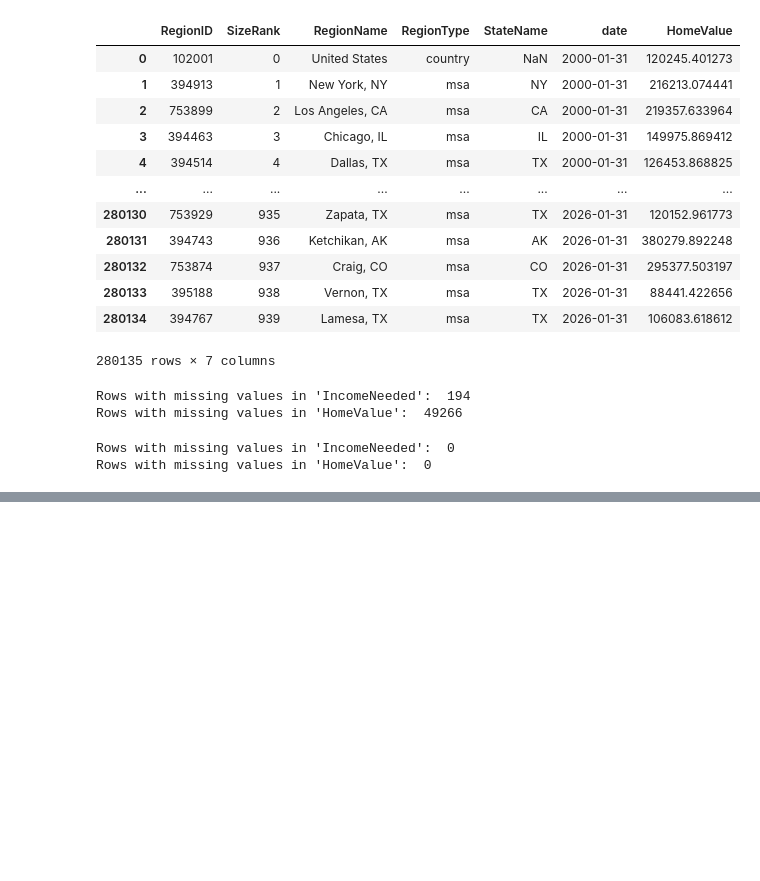
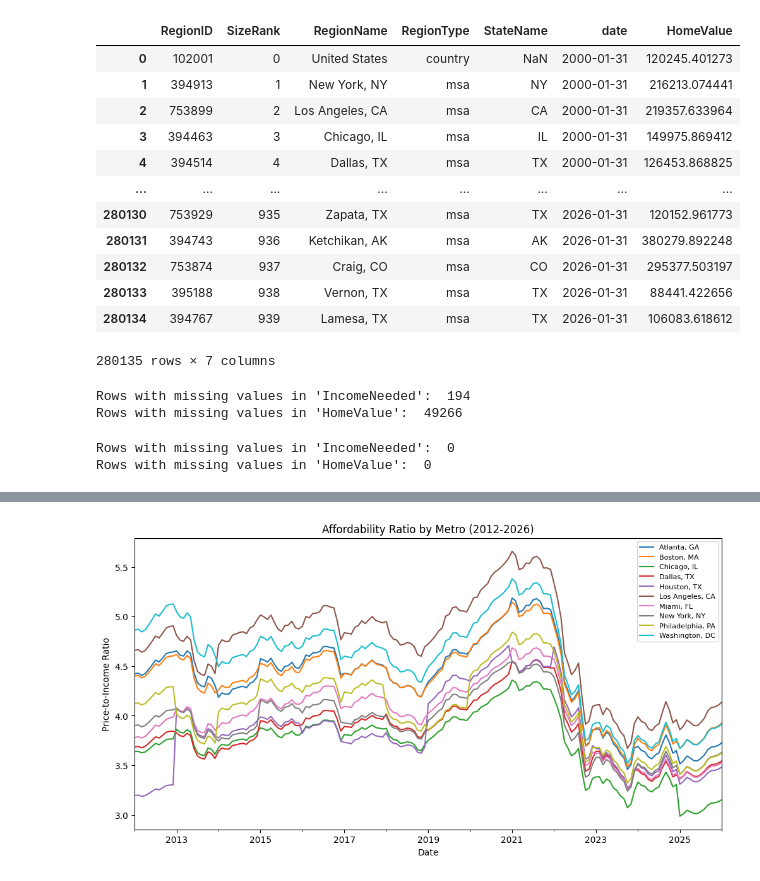
Before and after one commit to jkolo1/STA141B-Final-Project-Group-15, a Jupyter notebook: Housing Project.ipynb, the cells around one changed output, grey strips where cells are left out. Saved outputs shown, nothing was run; the diff lists cells and outputs as text; code cells hidden in the pictures; blank space fills up the shorter version.

```diff
--- a/Housing Project.ipynb
+++ b/Housing Project.ipynb
@@ -106,0 +152,10 @@ merged.head()
+# %%
+# How has the affordability changed over time for major metro areas
+house10.pivot(index="date", columns="RegionName", values="PriceToIncomeRatio").plot(figsize=(12, 6))
+plt.title("Affordability Ratio by Metro (2012-2026)")
+plt.xlabel("Date")
+plt.ylabel("Price-to-Income Ratio")
+plt.legend(fontsize=8)
+plt.show()
+# %% [output]
+[figure, added]
```
Also changed, not shown: parts of 10 cells of this notebook.
